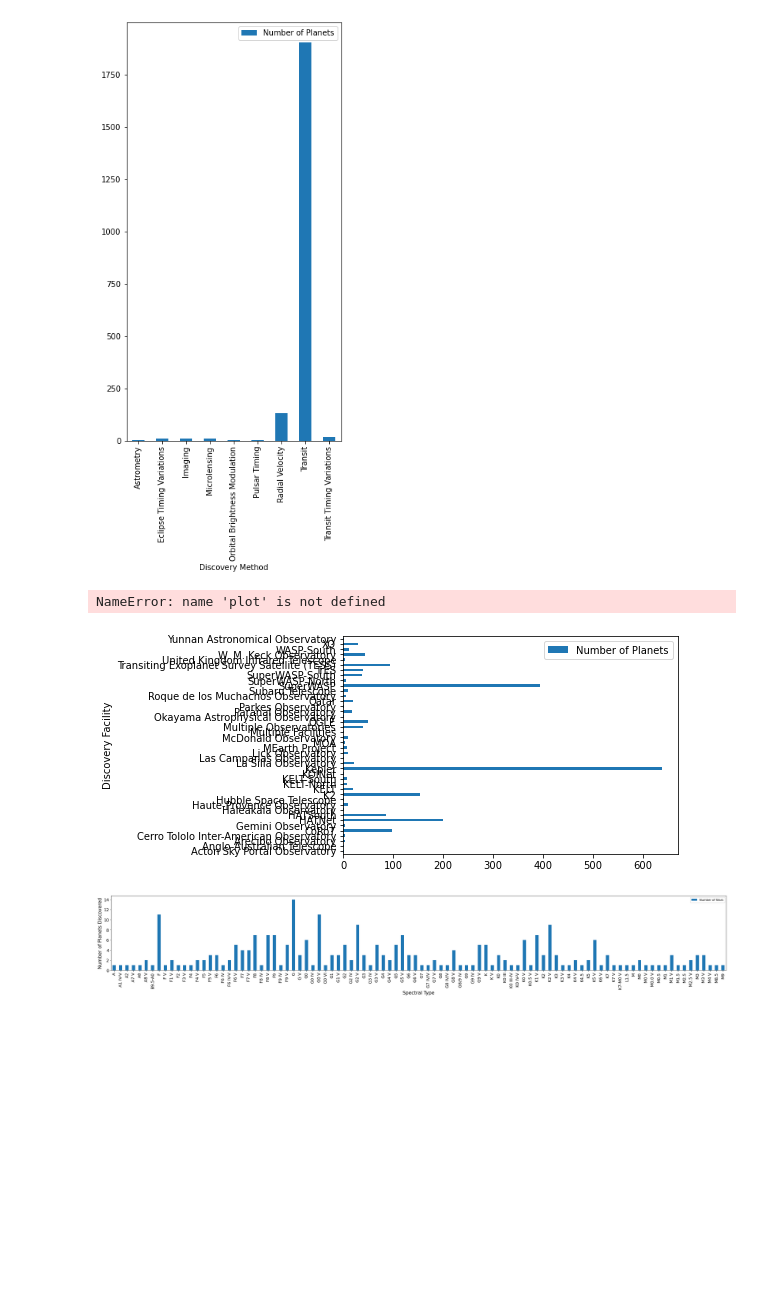
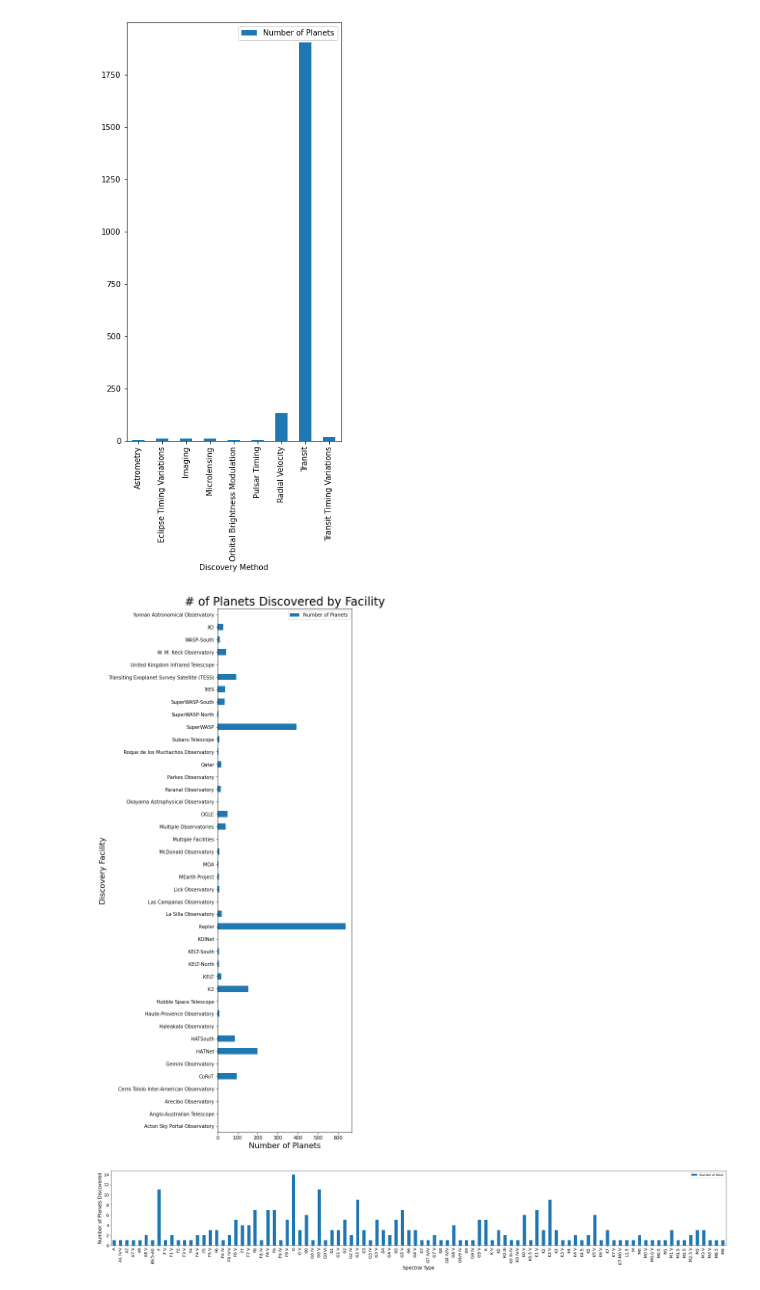
Before and after one commit to Crazyspaceman-hd/Exoplanets, a Jupyter notebook: Exoplanets.ipynb, the cells around one changed output. Cells and saved outputs as stored; diff of their text form; code cells hidden in the pictures; blank space fills up the shorter version.

```diff
--- a/Exoplanets.ipynb
+++ b/Exoplanets.ipynb
@@ -254,12 +266,14 @@ disc_meth.plot(kind='bar', figsize=(5,10))
 [figure]
 # %%
 disc_fac= full_df.groupby('Discovery Facility').agg({'Number of Planets':'count'})
-disc_fac.plot.barh(figsize=(20,5))
+disc_fac.plot.barh(figsize=(5,20))
+plt.xlabel('Number of Planets', fontsize=16)
+plt.ylabel('Discovery Facility', fontsize=16)
+plt.title(label="# of Planets Discovered by Facility", fontsize=24)
 plt.savefig('./Images/discFacilityB')
 #plt(figsize=(5,10))
 # %% [output]
-NameError: name 'plot' is not defined
-[figure, old version]
+[figure, new version]
 # %%
 spec_ty =star_specific.groupby('Spectral Type').agg({'Number of Stars':'count'})
 spec_ty.plot(kind='bar', figsize=(30,5), fontsize=14)
```
Also changed, not shown: parts of 7 cells of this notebook, 7 other files.
